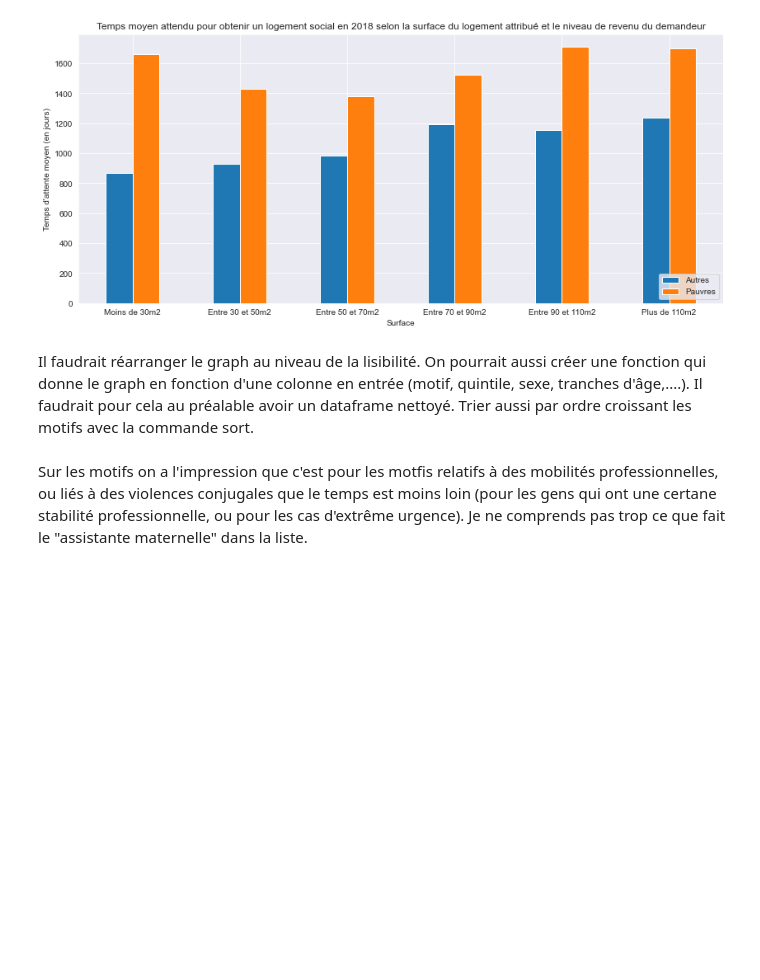
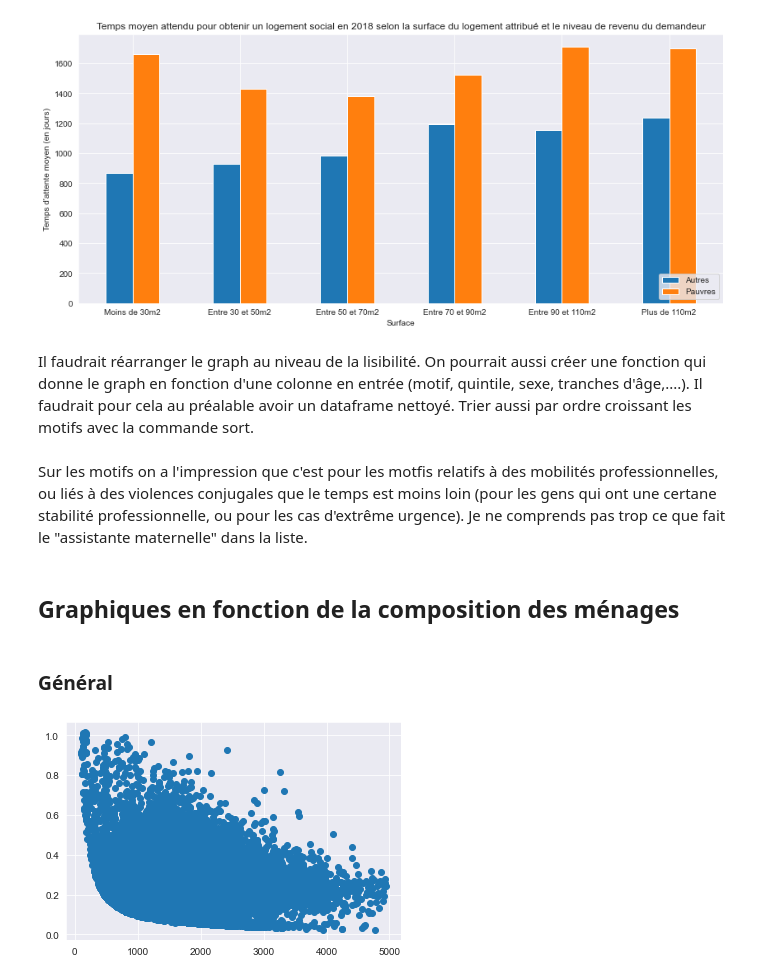
Before and after one commit to cmllbll/Social-Housing-in-France, a Jupyter notebook: Temps d'attente.ipynb, the cells around one changed output. Drawn from its saved outputs; the diff is of its cells as text; code cells hidden in the pictures; blank space fills up the shorter version.

```diff
--- a/Temps d'attente.ipynb
+++ b/Temps d'attente.ipynb
@@ -24,3 +24,7 @@ df
 | 36136 | 111111782563593048 | 1750 | 1027 | 723 | 1750 | Ile-de-France | ... |
 | 36137 | 111081486572291027 | 1680 | 1570 | 110 | 1680 | Ile-de-France | ... |
 36138 rows × 56 columns
+# %%
+df=df[df["Taux d\'effort"]< 1.02]
+df=df[df["Ri + PFS"]< 5000]
+df
@@ -771,3 +789,12 @@ DFGPlot.figure.savefig('Temps d\'attente_Surface.pdf')
 Il faudrait réarranger le graph au niveau de la lisibilité. On pourrait aussi créer une fonction qui donne le graph en fonction d'une colonne en entrée (motif, quintile, sexe, tranches d'âge,....). Il faudrait pour cela au préalable avoir un dataframe nettoyé. Trier aussi par ordre croissant les motifs avec la commande sort.
 # %% [markdown]
 Sur les motifs on a l'impression que c'est pour les motfis relatifs à des mobilités professionnelles, ou liés à des violences conjugales que le temps est moins loin (pour les gens qui ont une certane stabilité professionnelle, ou pour les cas d'extrême urgence). Je ne comprends pas trop ce que fait le "assistante maternelle" dans la liste.
+# %% [markdown]
+## Graphiques en fonction de la composition des ménages
+# %% [markdown]
+### Général
+# %%
+plt.scatter(df["Ri + PFS"], df["Taux d\'effort"])
+plt.show()
+# %% [output]
+[figure, added]
```
Also changed, not shown: parts of 8 cells of this notebook, 2 other files.
